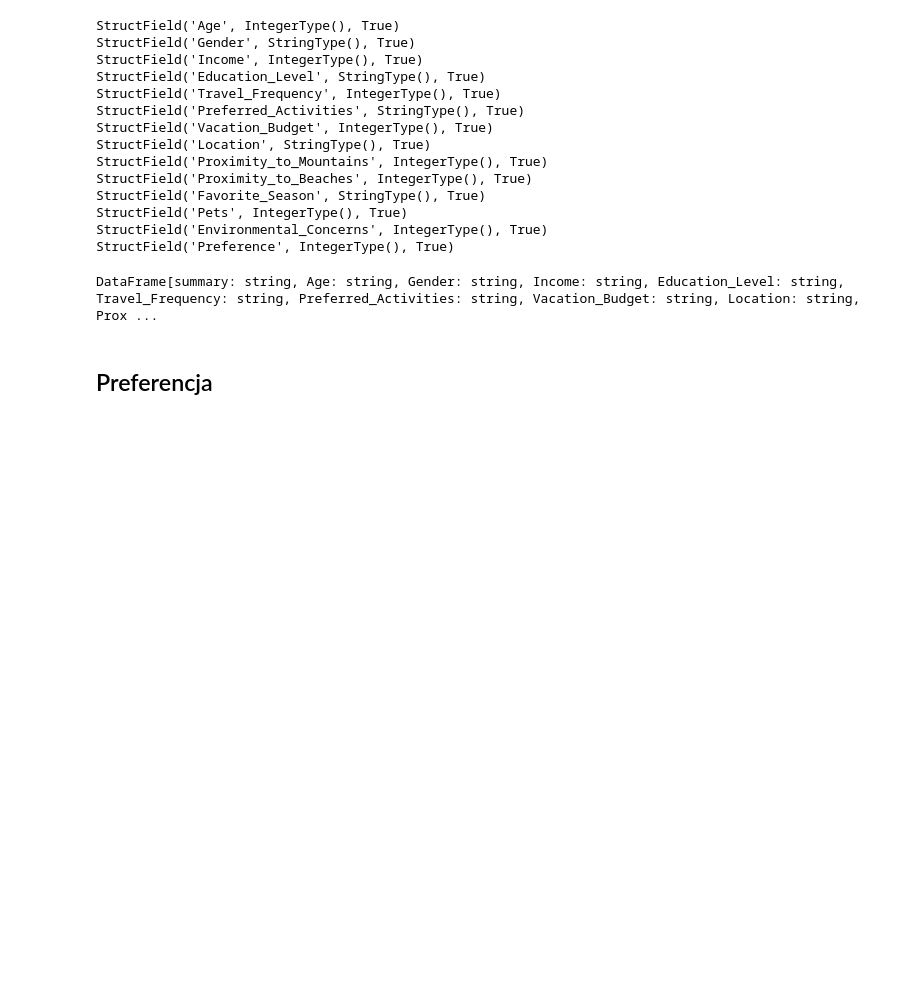
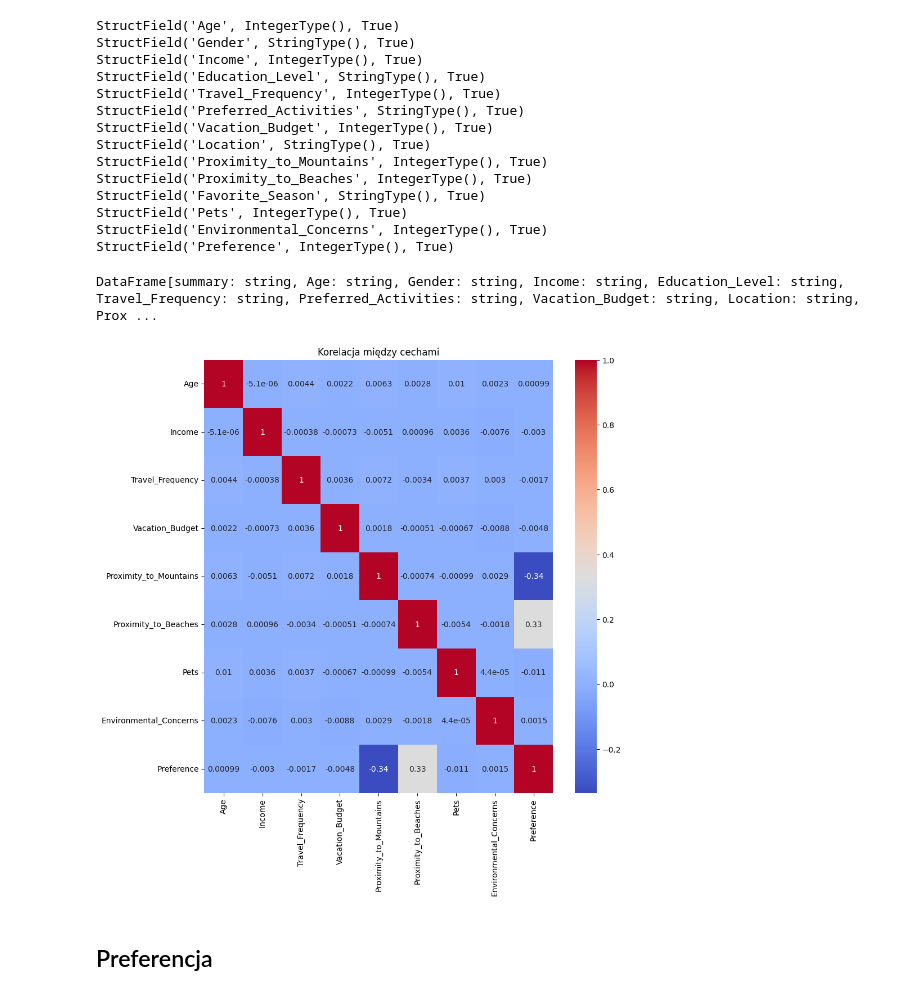
Before and after one commit to TairilKK/BD-projekt, a Jupyter notebook: eda.ipynb, the cells around one changed output. Drawn from its saved outputs; the diff is of its cells as text; code cells hidden in the pictures; blank space fills up the shorter version.

Commit message:
Korelacja

```diff
--- a/eda.ipynb
+++ b/eda.ipynb
@@ -17,12 +17,9 @@ spark = SparkSession.builder \
     .appName("Mountain-Beach Dataset EDA") \
     .getOrCreate()
 # %%
-data_path = "data/mountains_vs_beaches_preferences.csv"
+data_path = "data\mountains_vs_beaches_preferences.csv"
 
-df = spark.read.csv(data_path,
-                    sep=';',
-                    inferSchema=True,
-                    header=True)
+df = spark.read.csv(data_path, sep=';', inferSchema=True, header=True)
 # %%
 for field in df.schema:
     print(f"{field}")
@@ -47,6 +44,16 @@ df.describe()
 DataFrame[summary: string, Age: string, Gender: string, Income: string, Education_Level: string, Travel_Frequency: string, Preferred_Activities: string, Vacation_Budget: string, Location: string, Prox ...
 # %%
 # df.select([col[0] for col in df.dtypes if col[1] != 'string']).describe().show()
+# %%
+numeric_data = df.select([col[0] for col in df.dtypes if col[1] != 'string']).toPandas()
+correlation_matrix = numeric_data.corr()
+
+plt.figure(figsize=(10,10))
+sns.heatmap(correlation_matrix, annot=True, cmap="coolwarm")
+plt.title("Korelacja między cechami")
+plt.show()
+# %% [output]
+[figure, added]
 # %% [markdown]
 ## Preferencja
 # %%
```
